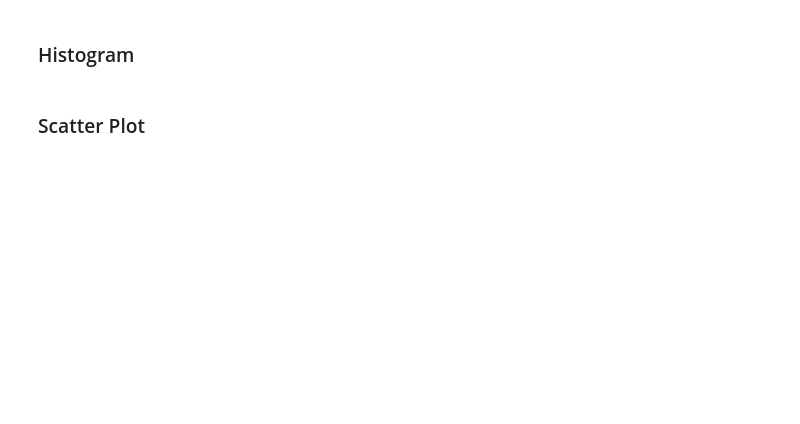
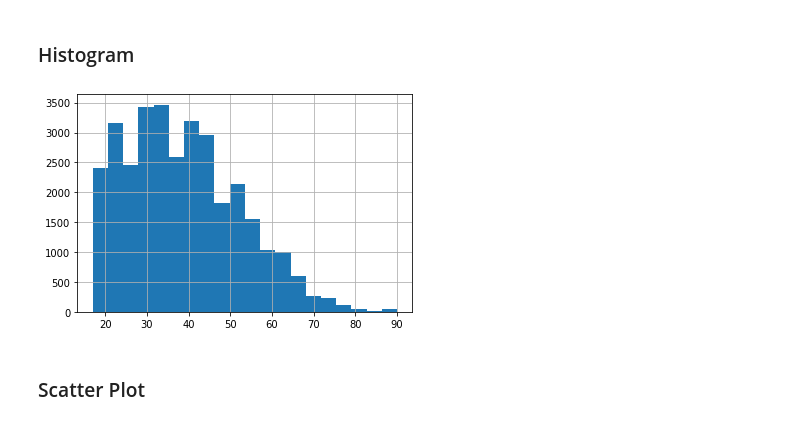
Before and after one commit to supai-red/DS-Unit-1-Sprint-1-Data-Wrangling-and-Storytelling, a Jupyter notebook: module1-exploratory-data-analysis/LS_DS_111_Exploratory_Data_Analysis_AC.ipynb, the cells around one changed output. Cells and saved outputs as stored; diff of their text form; code cells hidden in the pictures; blank space fills up the shorter version.

```diff
--- a/module1-exploratory-data-analysis/LS_DS_111_Exploratory_Data_Analysis_AC.ipynb
+++ b/module1-exploratory-data-analysis/LS_DS_111_Exploratory_Data_Analysis_AC.ipynb
@@ -234,4 +491,8 @@ Why might it be important for us to be able to visualize how our data is distrib
 # %% [markdown]
 ### Histogram
+# %%
+df['Age'].hist(bins=20);
+# %% [output]
+[figure, added]
 # %% [markdown]
 ### Scatter Plot
```
Also changed, not shown: parts of 30 cells of this notebook.
